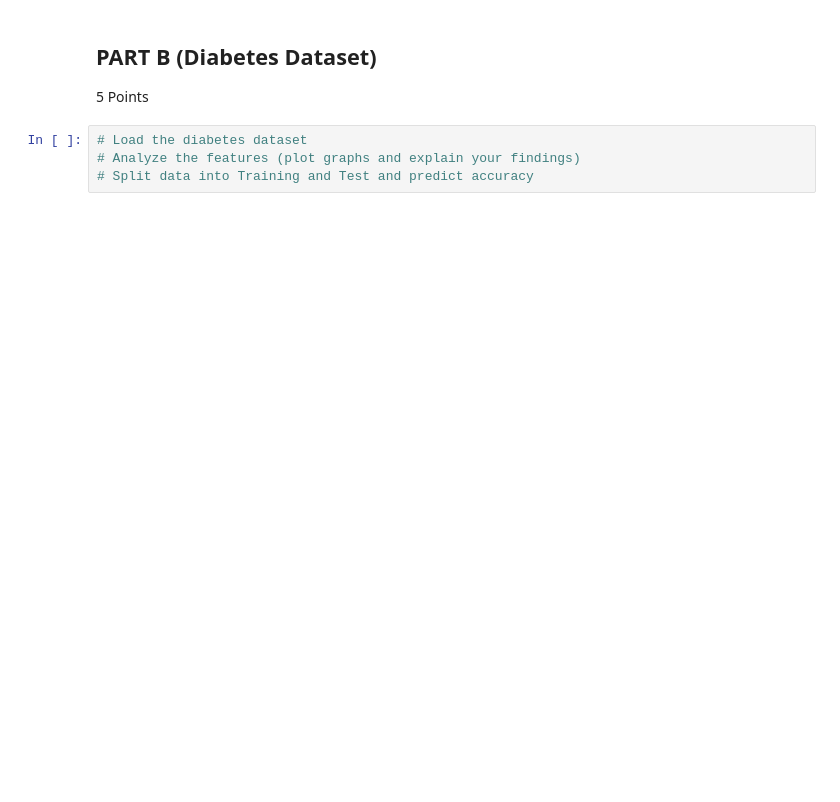
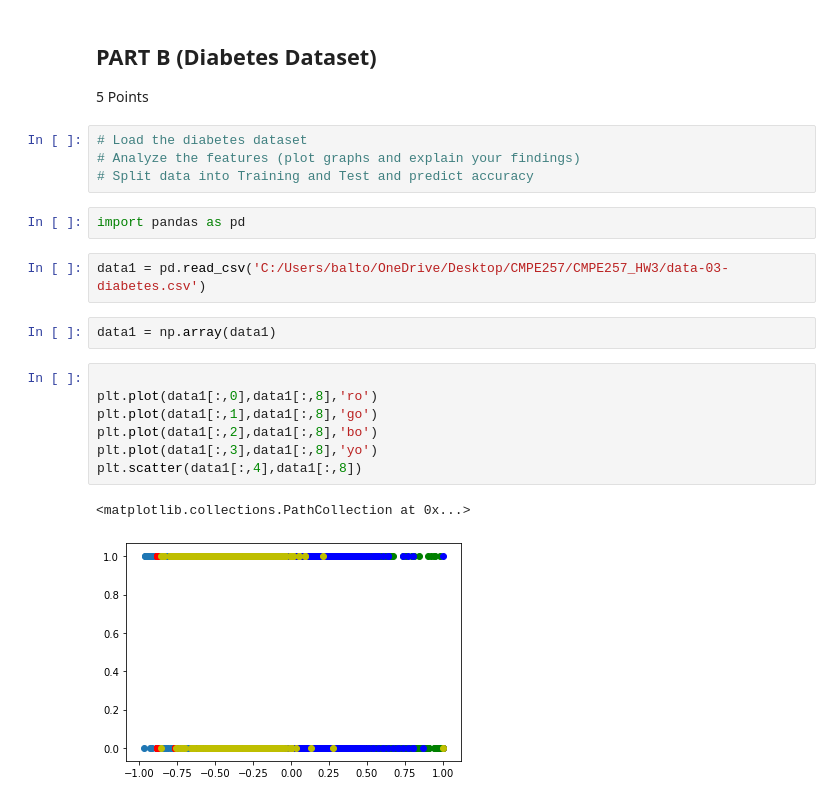
Before and after one commit to nmannan97/CMPE257_HW3, a Jupyter notebook: HW3.ipynb, the cells around one changed output. Cells and saved outputs as stored; diff of their text form; blank space fills up the shorter version.

```diff
--- a/HW3.ipynb
+++ b/HW3.ipynb
@@ -140,3 +162,19 @@ log = LogisticRegression(random_state=0).fit(data,data[:,3])
 # Load the diabetes dataset
 # Analyze the features (plot graphs and explain your findings)
 # Split data into Training and Test and predict accuracy
+# %%
+import pandas as pd
+# %%
+data1 = pd.read_csv('C:/Users/balto/OneDrive/Desktop/CMPE257/CMPE257_HW3/data-03-diabetes.csv')
+# %%
+data1 = np.array(data1)
+# %%
+
+plt.plot(data1[:,0],data1[:,8],'ro')
+plt.plot(data1[:,1],data1[:,8],'go')
+plt.plot(data1[:,2],data1[:,8],'bo')
+plt.plot(data1[:,3],data1[:,8],'yo')
+plt.scatter(data1[:,4],data1[:,8])
+# %% [output]
+<matplotlib.collections.PathCollection at 0x...>
+[figure, added]
```
Also changed, not shown: parts of 2 cells of this notebook.
